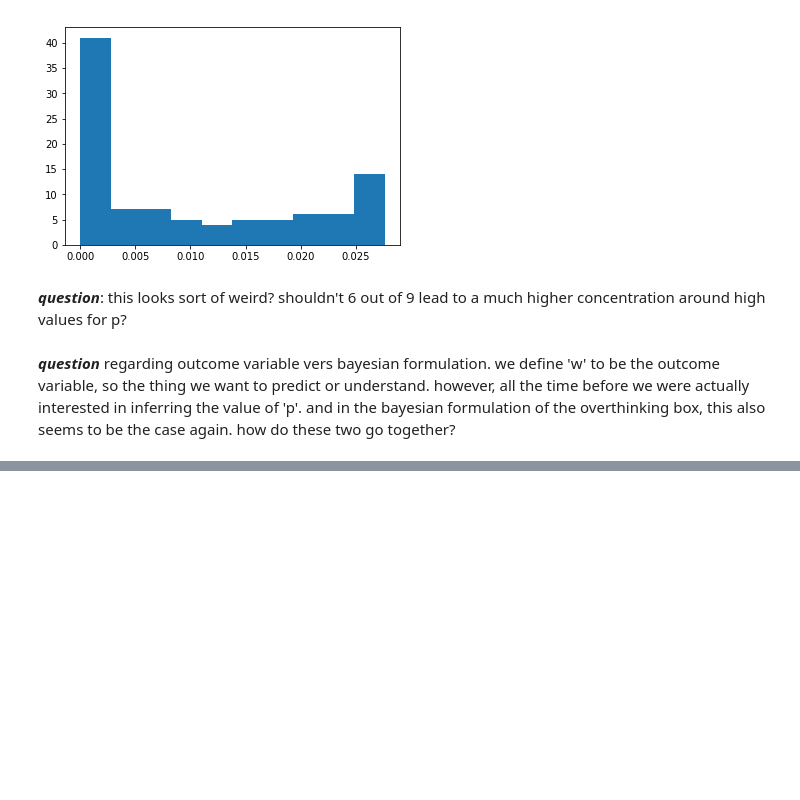
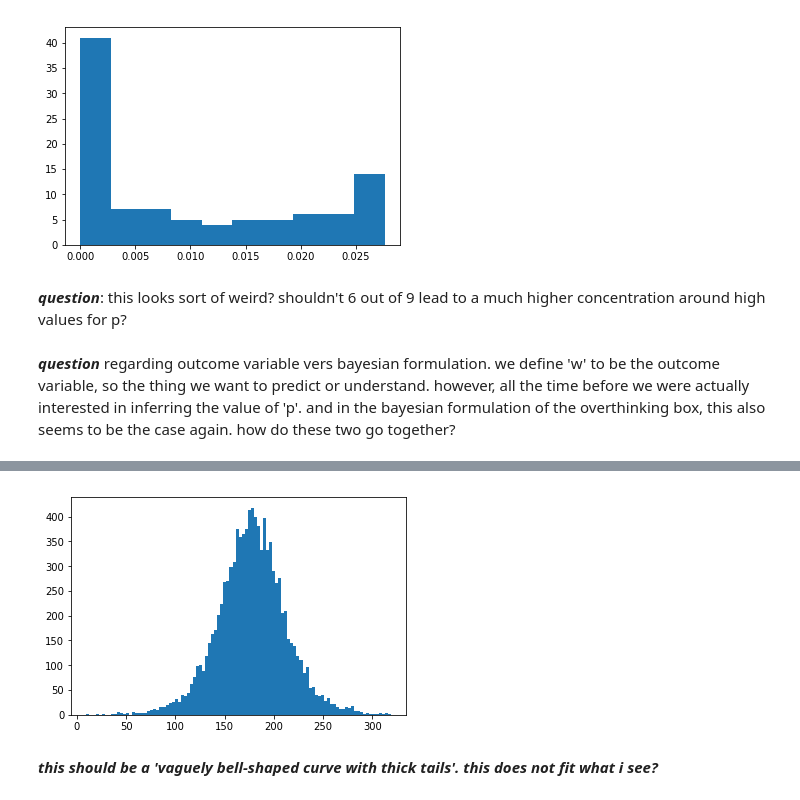
Before and after one commit to nwweber/statistical_rethinking, a Jupyter notebook: chapter_04_linear_models.ipynb, the cells around one changed output, grey strips where cells are left out. Saved outputs shown, nothing was run; the diff lists cells and outputs as text; code cells hidden in the pictures; blank space fills up the shorter version.

```diff
--- a/chapter_04_linear_models.ipynb
+++ b/chapter_04_linear_models.ipynb
@@ -115,0 +169,10 @@ plt.hist(posterior);
+# %%
+# 4.13
+sample_mu = stats.norm.rvs(loc=178, scale=20, size=10000)
+sample_sigma = stats.uniform.rvs(loc=0, scale=50, size=10000)
+prior_h = stats.norm.rvs(loc=sample_mu, scale=sample_sigma)
+plt.hist(prior_h, bins=100);
+# %% [output]
+[figure, added]
+# %% [markdown]
+***this should be a 'vaguely bell-shaped curve with thick tails'. this does not fit what i see?***
```
Also changed, not shown: parts of 10 cells of this notebook.
